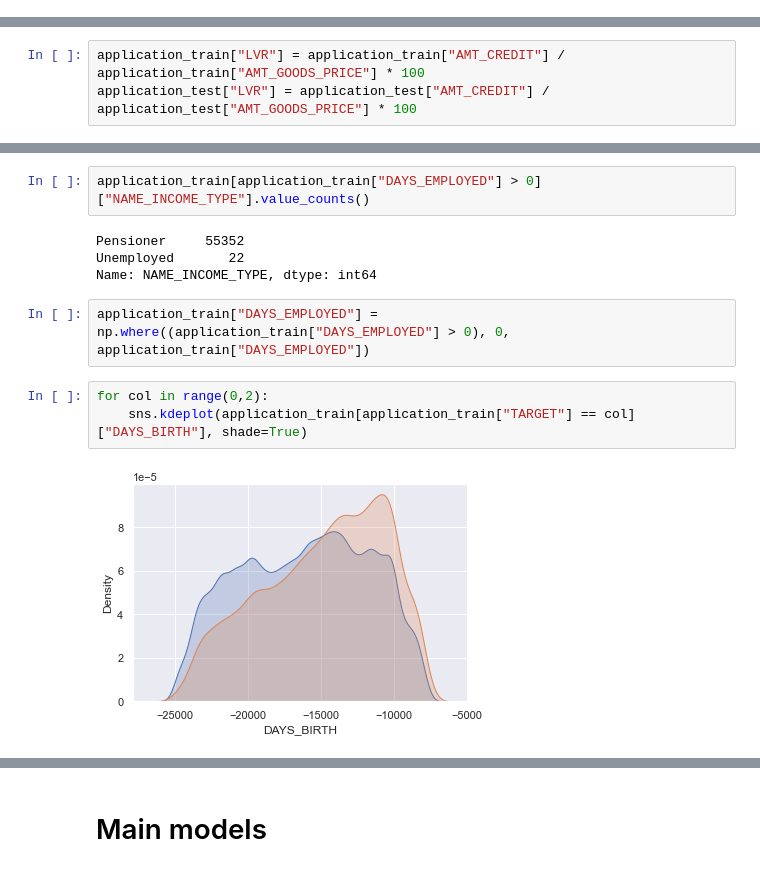
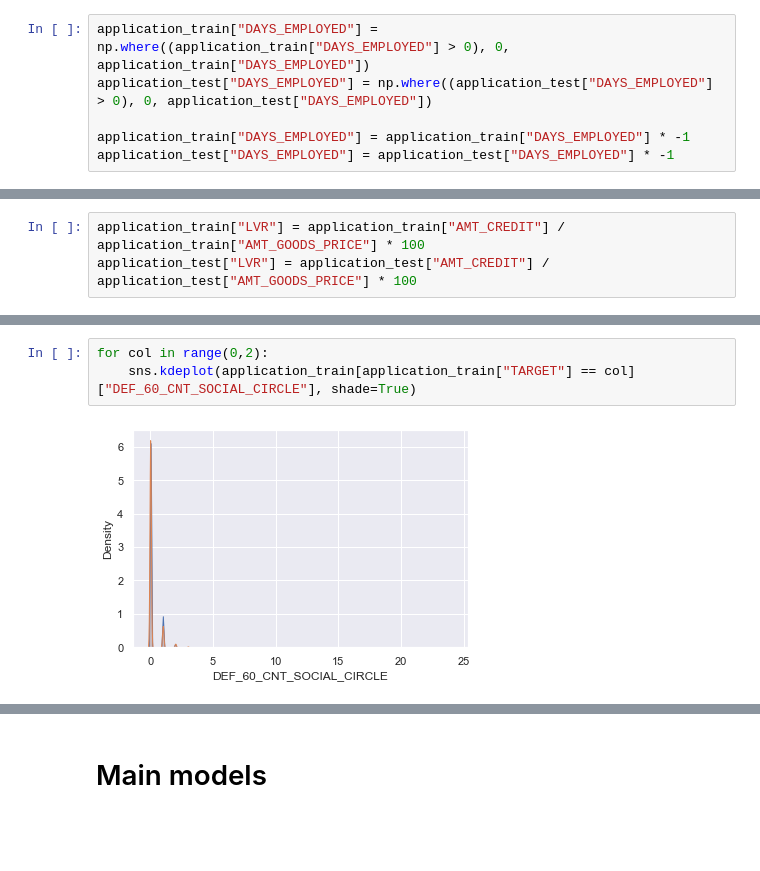
Before and after one commit to Gedas-LT/kaggle-home-credit, a Jupyter notebook: notebook.ipynb, the cells around one changed output, grey strips where cells are left out. Cells and saved outputs as stored; diff of their text form; blank space fills up the shorter version.

```diff
--- a/notebook.ipynb
+++ b/notebook.ipynb
@@ -485,0 +510,6 @@ Average credit amount of male client: 611095.0
+# %%
+application_train["DAYS_EMPLOYED"] = np.where((application_train["DAYS_EMPLOYED"] > 0), 0, application_train["DAYS_EMPLOYED"])
+application_test["DAYS_EMPLOYED"] = np.where((application_test["DAYS_EMPLOYED"] > 0), 0, application_test["DAYS_EMPLOYED"])
+
+application_train["DAYS_EMPLOYED"] = application_train["DAYS_EMPLOYED"] * -1
+application_test["DAYS_EMPLOYED"] = application_test["DAYS_EMPLOYED"] * -1
@@ -533,13 +563,5 @@ Name: DAYS_EMPLOYED, dtype: float64
-# %%
-application_train[application_train["DAYS_EMPLOYED"] > 0]["NAME_INCOME_TYPE"].value_counts()
-# %% [output]
-Pensioner     55352
-Unemployed       22
-Name: NAME_INCOME_TYPE, dtype: int64
-# %%
-application_train["DAYS_EMPLOYED"] = np.where((application_train["DAYS_EMPLOYED"] > 0), 0, application_train["DAYS_EMPLOYED"])
 # %%
 for col in range(0,2):
-    sns.kdeplot(application_train[application_train["TARGET"] == col]["DAYS_BIRTH"], shade=True)
+    sns.kdeplot(application_train[application_train["TARGET"] == col]["DEF_60_CNT_SOCIAL_CIRCLE"], shade=True)
 # %% [output]
-[figure, old version]
+[figure, new version]
```
Also changed, not shown: parts of 33 cells of this notebook.
